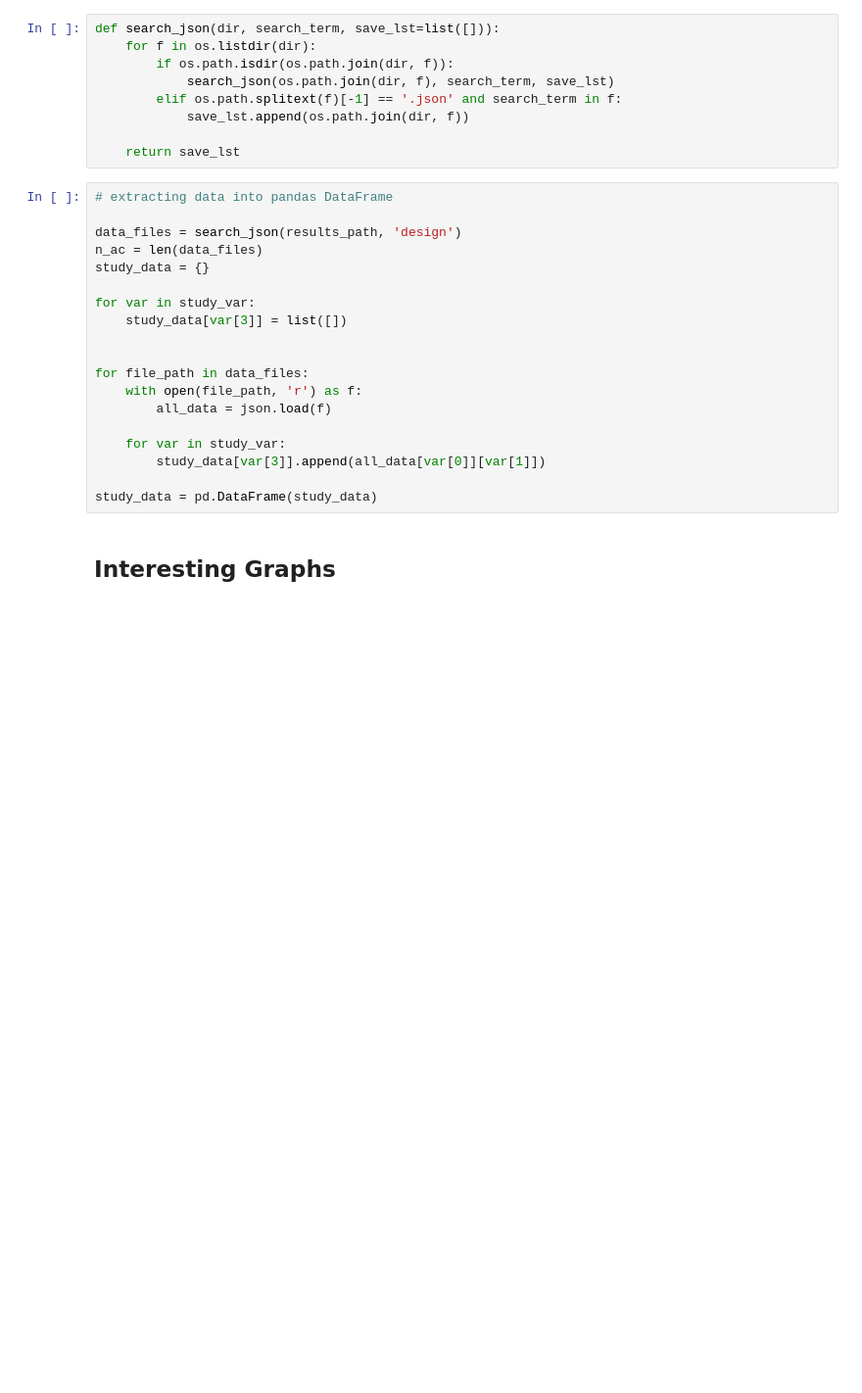
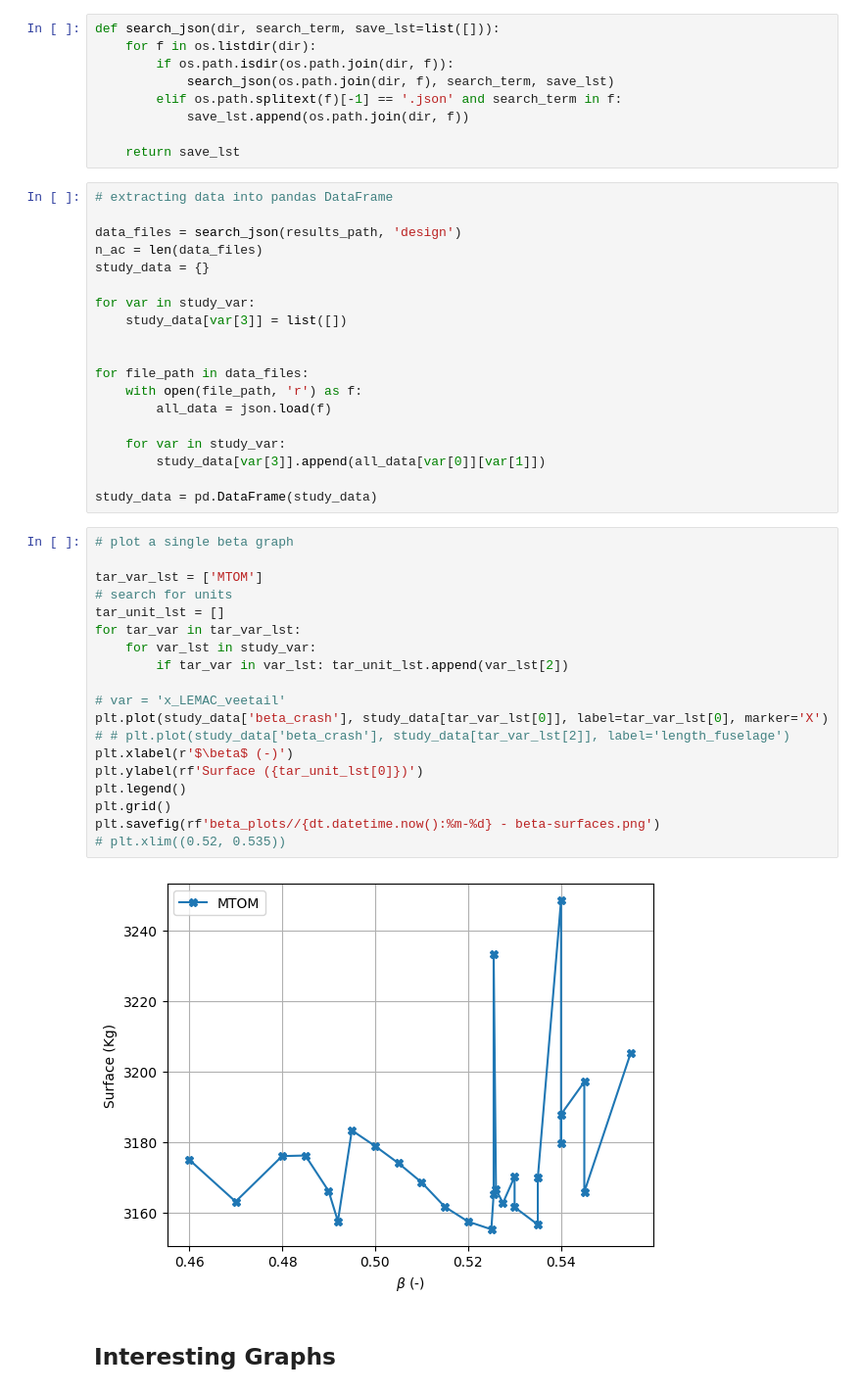
Before and after one commit to NeoStellarator/AetheriaPackage, a Jupyter notebook: scripts/beta_sensitivity/beta_sensitivity_analysis.ipynb, the cells around one changed output. Shown: that part at 98% size. Cells and saved outputs as stored; diff of their text form; blank space fills up the shorter version.

```diff
--- a/scripts/beta_sensitivity/beta_sensitivity_analysis.ipynb
+++ b/scripts/beta_sensitivity/beta_sensitivity_analysis.ipynb
@@ -137,6 +137,27 @@ for file_path in data_files:
         study_data[var[3]].append(all_data[var[0]][var[1]])
 
 study_data = pd.DataFrame(study_data)
+# %%
+# plot a single beta graph
+
+tar_var_lst = ['MTOM']
+# search for units
+tar_unit_lst = []
+for tar_var in tar_var_lst:
+    for var_lst in study_var:
+        if tar_var in var_lst: tar_unit_lst.append(var_lst[2])
+
+# var = 'x_LEMAC_veetail'
+plt.plot(study_data['beta_crash'], study_data[tar_var_lst[0]], label=tar_var_lst[0], marker='X')
+# # plt.plot(study_data['beta_crash'], study_data[tar_var_lst[2]], label='length_fuselage')
+plt.xlabel(r'$\beta$ (-)')
+plt.ylabel(rf'Surface ({tar_unit_lst[0]})')
+plt.legend()
+plt.grid()
+plt.savefig(rf'beta_plots//{dt.datetime.now():%m-%d} - beta-surfaces.png')
+# plt.xlim((0.52, 0.535))
+# %% [output]
+[figure, added]
 # %% [markdown]
 ## Interesting Graphs
 # %%
```
Also changed, not shown: parts of 5 cells of this notebook, 48 other files.
